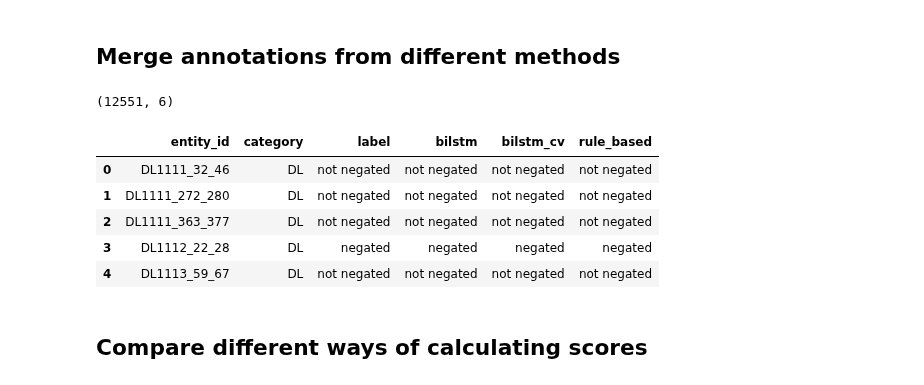
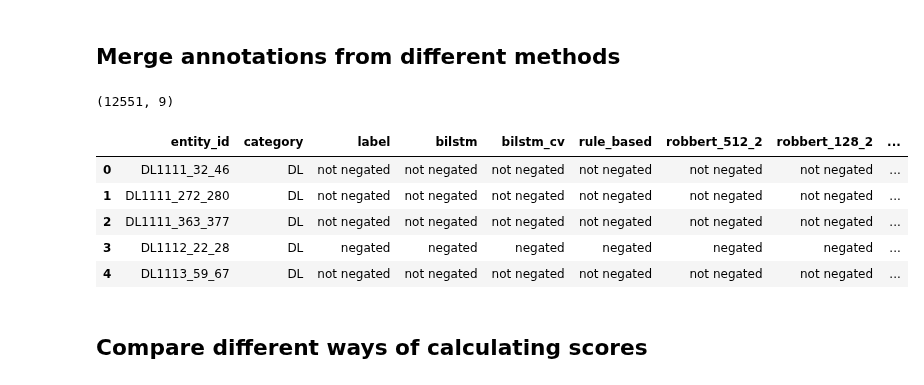
Before and after one commit to umcu/negation-detection, a Jupyter notebook: 01_general_evaluation.ipynb, the cells around one changed output. Drawn from its saved outputs; the diff is of its cells as text; code cells hidden in the pictures.

```diff
--- a/01_general_evaluation.ipynb
+++ b/01_general_evaluation.ipynb
@@ -15,6 +15,7 @@ result_dir = Path('results')
 bilstm_predictions_file = result_dir / 'bilstm_predictions.csv.gz'
 bilstm_predictions_cv_file = result_dir / 'bilstm_predictions_cv.csv.gz'
 rule_based_predictions_file = result_dir / 'rule-based_predictions.csv.gz'
+robbert_predictions_file = result_dir / 'robbert_predictions.csv.gz'
 merged_result_file = result_dir / 'merged_results.csv.gz'
 
 # Load annotated data
@@ -57,3 +60,9 @@ ruled_based_predictions.head()
 | 2 | DL1111_363_377 | not negated |
 | 3 | DL1112_22_28 | negated |
 | 4 | DL1113_59_67 | not negated |
+# %%
+# Load robbert results
+robbert_predictions = pd.read_csv(robbert_predictions_file)
+robbert_predictions.drop(['category', 'label', 'bilstm', 'bilstm_cv', 'rule_based'], axis=1, inplace=True)
+robbert_predictions.shape
+robbert_predictions.head()
@@ -103,18 +119,19 @@ annotated_data.head()
 # %%
 results = pd.merge(left=annotated_data, right = bilstm_predictions, left_on='entity_id', right_on='entity_id')
 results = pd.merge(left=results, right = bilstm_predictions_cv, left_on='entity_id', right_on='entity_id')
 results = pd.merge(left=results, right = ruled_based_predictions, left_on='entity_id', right_on='entity_id')
+results = pd.merge(left=results, right = robbert_predictions, left_on='entity_id', right_on='entity_id')
 results.to_csv(merged_result_file, index=False, compression='gzip', line_terminator='\n')
 print(results.shape)
 results.head(5)
 # %% [output]
-(12551, 6)
+(12551, 9)
-|  | entity_id | category | label | bilstm | bilstm_cv | rule_based |
-| 0 | DL1111_32_46 | DL | not negated | not negated | not negated | not negated |
-| 1 | DL1111_272_280 | DL | not negated | not negated | not negated | not negated |
-| 2 | DL1111_363_377 | DL | not negated | not negated | not negated | not negated |
-| 3 | DL1112_22_28 | DL | negated | negated | negated | negated |
-| 4 | DL1113_59_67 | DL | not negated | not negated | not negated | not negated |
+|  | entity_id | category | label | bilstm | bilstm_cv | rule_based | robbert_512_2 | robbert_128_2 | ... |
+| 0 | DL1111_32_46 | DL | not negated | not negated | not negated | not negated | not negated | not negated | ... |
+| 1 | DL1111_272_280 | DL | not negated | not negated | not negated | not negated | not negated | not negated | ... |
+| 2 | DL1111_363_377 | DL | not negated | not negated | not negated | not negated | not negated | not negated | ... |
+| 3 | DL1112_22_28 | DL | negated | negated | negated | negated | negated | negated | ... |
+| 4 | DL1113_59_67 | DL | not negated | not negated | not negated | not negated | not negated | not negated | ... |
 # %% [markdown]
 ## Compare different ways of calculating scores
 # %%
```
Also changed, not shown: parts of 12 cells of this notebook, 1 other file.
